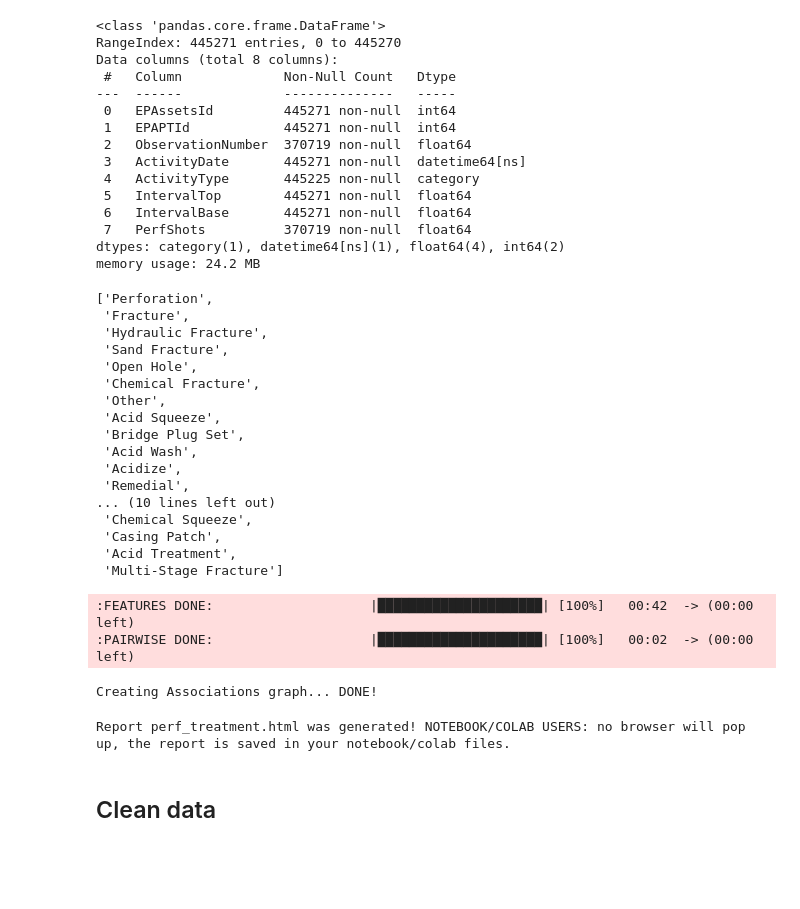
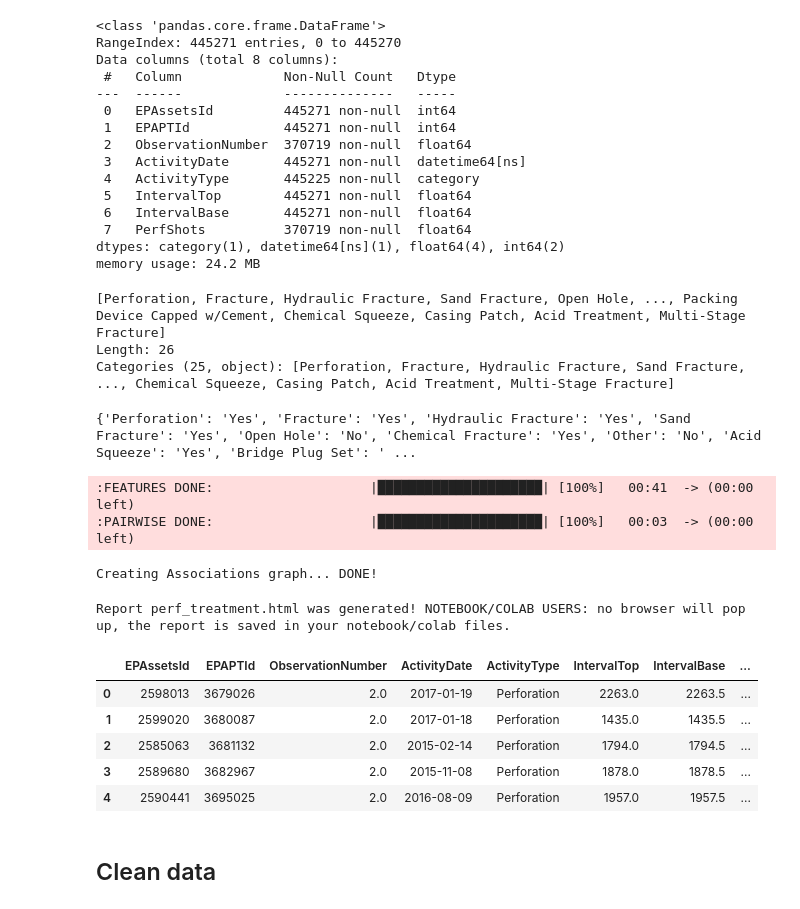
Before and after one commit to coy17a/2020DUCdatathon, a Jupyter notebook: DUC Wells Identification/EDA/EDA for Identification of DUC Wells.ipynb, the cells around one changed output. Drawn from its saved outputs; the diff is of its cells as text; code cells hidden in the pictures; blank space fills up the shorter version.

Commit message:
Added new column to PerfTreatment
Added Completion Activity Column (Yes or No)

```diff
--- a/DUC Wells Identification/EDA/EDA for Identification of DUC Wells.ipynb
+++ b/DUC Wells Identification/EDA/EDA for Identification of DUC Wells.ipynb
@@ -26,9 +27,9 @@ import sweetviz as sv
 ## assumed 'Not Applicable' values are NA values
 
 datecolumns = ['LicenceDate', 'ConfidentialReleaseDate','AbandonDate', 'SurfAbandonDate', 'SpudDate', 'FinalDrillDate', 'RigReleaseDate','StatusDate','CompletionDate']
-well_header = pd.read_csv('WellHeader_Datathon.csv',parse_dates=datecolumns, low_memory=False, na_values='Not Applicable')
-well_production = pd.read_csv('WellProduction.csv', parse_dates=['ProdPeriod'])
-perf_treatment = pd.read_csv('PerfTreatments.csv', parse_dates=['ActivityDate'])
+well_header = pd.read_csv(r"C:\Users\ijeke\Documents\Datathon\Complete set\WellHeader_Datathon.csv",parse_dates=datecolumns, low_memory=False, na_values='Not Applicable')
+well_production = pd.read_csv(r"C:\Users\ijeke\Documents\Datathon\Complete set\WellProduction.csv", parse_dates=['ProdPeriod'])
+perf_treatment = pd.read_csv(r"C:\Users\ijeke\Documents\Datathon\Complete set\PerfTreatments.csv", parse_dates=['ActivityDate'])
 # %%
 well_header=well_header.iloc[:,0:85]
 well_header.info()
@@ -212,35 +213,65 @@ Data columns (total 8 columns):
 dtypes: category(1), datetime64[ns](1), float64(4), int64(2)
 memory usage: 24.2 MB
 # %%
-list(perf_treatment['ActivityType'].unique())
+perf_treatment['ActivityType'].unique()
 # %% [output]
-['Perforation',
- 'Fracture',
- 'Hydraulic Fracture',
- 'Sand Fracture',
- 'Open Hole',
- 'Chemical Fracture',
- 'Other',
- 'Acid Squeeze',
- 'Bridge Plug Set',
- 'Acid Wash',
- 'Acidize',
- 'Remedial',
-... (10 lines left out)
- 'Chemical Squeeze',
- 'Casing Patch',
- 'Acid Treatment',
- 'Multi-Stage Fracture']
+[Perforation, Fracture, Hydraulic Fracture, Sand Fracture, Open Hole, ..., Packing Device Capped w/Cement, Chemical Squeeze, Casing Patch, Acid Treatment, Multi-Stage Fracture]
+Length: 26
+Categories (25, object): [Perforation, Fracture, Hydraulic Fracture, Sand Fracture, ..., Chemical Squeeze, Casing Patch, Acid Treatment, Multi-Stage Fracture]
+# %%
+## create perf activity type dictionary to classify as Completion Activity (Yes or No) based on our assumptions
+
+perf_activity_dict = {'Perforation': 'Yes',
+ 'Fracture': 'Yes',
+ 'Hydraulic Fracture': 'Yes',
+ 'Sand Fracture': 'Yes',
+ 'Open Hole': 'No',
+ 'Chemical Fracture': 'Yes',
+ 'Other' : 'No',
+ 'Acid Squeeze' : 'Yes',
+ 'Bridge Plug Set' : 'No',
+ 'Acid Wash' : 'Yes',
+ 'Acidize' : 'Yes',
+ 'Remedial' : 'No',
+ 'Cement Squeeze' : 'No',
+'Hydra Jet Perforation': 'Yes',
+ 'Slotted Liner' : 'Yes',
+ 'Open Hole/Barefoot Completion' : 'Yes',
+ 'Remedial Casing Cementing' : 'No',
+ 'Cement Plug' : 'Yes',
+ 'Multi-Stage Fracture - Port Closed': 'Yes',
+ 'Bridge Plug - No Cement' : 'No',
+ 'Packing Device Capped w/Cement' : 'Yes',
+ 'Chemical Squeeze': 'Yes',
+ 'Casing Patch' : 'No',
+ 'Acid Treatment' : 'Yes',
+ 'Multi-Stage Fracture': 'Yes'}
+
+print(perf_activity_dict)
+# %% [output]
+{'Perforation': 'Yes', 'Fracture': 'Yes', 'Hydraulic Fracture': 'Yes', 'Sand Fracture': 'Yes', 'Open Hole': 'No', 'Chemical Fracture': 'Yes', 'Other': 'No', 'Acid Squeeze': 'Yes', 'Bridge Plug Set': ' ...
+# %%
+# merge new table to existing perftreatment table
+perf_treatment['CompletionActivity'] = perf_treatment['ActivityType'].map(perf_activity_dict)
 # %%
 pt=sv.analyze(perf_treatment)
 # %% [output]
-:FEATURES DONE:                    |█████████████████████| [100%]   00:42  -> (00:00 left)
-:PAIRWISE DONE:                    |█████████████████████| [100%]   00:02  -> (00:00 left)
+:FEATURES DONE:                    |█████████████████████| [100%]   00:41  -> (00:00 left)
+:PAIRWISE DONE:                    |█████████████████████| [100%]   00:03  -> (00:00 left)
 Creating Associations graph... DONE!
 # %%
 pt.show_html('perf_treatment.html')
 # %% [output]
 Report perf_treatment.html was generated! NOTEBOOK/COLAB USERS: no browser will pop up, the report is saved in your notebook/colab files.
+# %%
+perf_treatment.head()
+# %% [output]
+|  | EPAssetsId | EPAPTId | ObservationNumber | ActivityDate | ActivityType | IntervalTop | IntervalBase | ... |
+| 0 | 2598013 | 3679026 | 2.0 | 2017-01-19 | Perforation | 2263.0 | 2263.5 | ... |
+| 1 | 2599020 | 3680087 | 2.0 | 2017-01-18 | Perforation | 1435.0 | 1435.5 | ... |
+| 2 | 2585063 | 3681132 | 2.0 | 2015-02-14 | Perforation | 1794.0 | 1794.5 | ... |
+| 3 | 2589680 | 3682967 | 2.0 | 2015-11-08 | Perforation | 1878.0 | 1878.5 | ... |
+| 4 | 2590441 | 3695025 | 2.0 | 2016-08-09 | Perforation | 1957.0 | 1957.5 | ... |
 # %% [markdown]
 ## Clean data
 # %%
```
Also changed, not shown: parts of 8 cells of this notebook.
